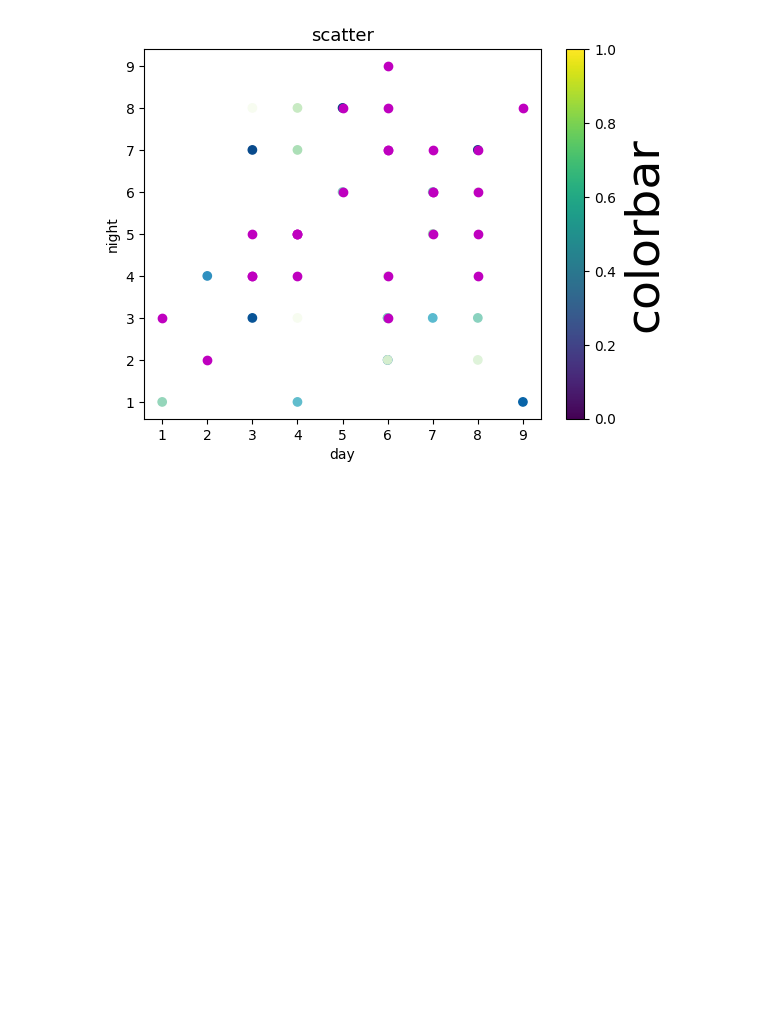
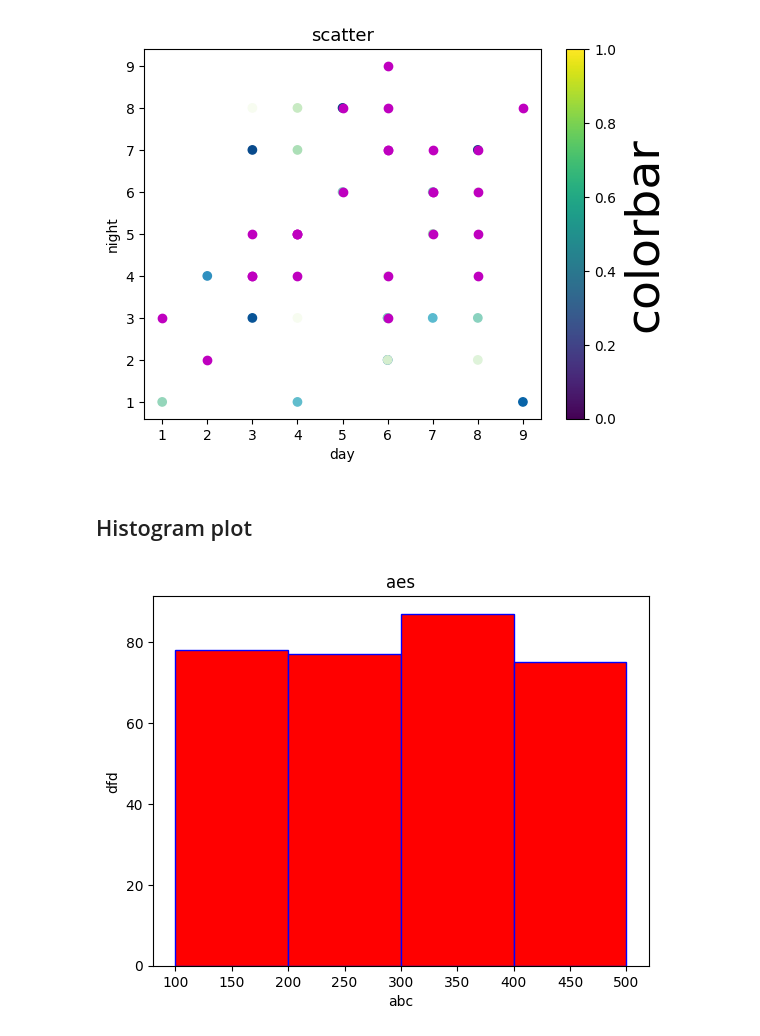
Before and after one commit to dil150898/Hotel_booking_anylisys, a Jupyter notebook: Hotel_Booking_Analysis_Capstone_Project.ipynb, the cells around one changed output. Drawn from its saved outputs; the diff is of its cells as text; code cells hidden in the pictures; blank space fills up the shorter version.

Commit message:
histogram

```diff
--- a/Hotel_Booking_Analysis_Capstone_Project.ipynb
+++ b/Hotel_Booking_Analysis_Capstone_Project.ipynb
@@ -477,3 +477,5 @@ plt.ylabel('night')
 plt.show()
 # %% [output]
 [figure]
+# %% [markdown]
+## Histogram plot
@@ -479,0 +485,32 @@ plt.show()
+# %%
+x =[ 61, 116, 144, 470, 399, 153, 158, 139, 485, 285, 275, 413, 329,
+       154,  56, 489,  15, 488, 219, 244, 313,  88, 275, 467, 491, 371,
+       332,  40, 108,  49, 451,  91, 498, 248,  10, 303, 403, 340, 120,
+        51, 132, 197, 415, 264, 294, 437, 496, 395, 481,  88, 327, 316,
+        23, 301, 472, 208, 105, 395, 219, 172, 187, 295, 453, 282, 247,
+       239, 307, 452, 237, 412, 107,  24,  42, 160, 250, 300, 386, 116,
+       231, 182, 180, 357, 179, 348, 265, 321,  12, 480, 455, 334, 286,
+       470, 315, 343, 333,  60, 208, 118, 200, 388, 216, 220, 285, 398,
+       461, 264, 405, 432, 342, 474,  39,  40, 132, 262, 209, 209,  20,
+       286, 179, 294, 371, 293, 305, 198, 388, 196,  35, 111, 228,  17,
+       412, 268, 274, 276,  69, 248, 101, 219, 477,  20, 345, 288, 157,
+        65, 138,  80, 241, 141, 358,  54, 158, 337,  64, 385, 251, 380,
+       346,  99, 361, 166,  86, 466,  18, 192, 231, 415,  94, 250, 302,
+       308,  52,  95,  44,  79, 328, 279,  22, 110, 340, 316, 161, 326,
+       194, 196, 118,  96, 107, 410, 151, 283, 236, 414, 301, 341,  25,
+       217, 164,  12,  75,  90, 110, 397,  58, 289, 198, 304, 214, 109,
+       237,  35, 494,  93, 440,  24, 125,  21, 250, 252, 490, 317, 151,
+       337, 435, 128, 405, 131, 473, 266, 358, 200,  94, 320,  11, 479,
+       233, 259, 341, 245, 454, 381, 121, 138,  54, 439, 453,  46, 308,
+       100, 235,  92, 462, 446, 401, 386, 442,  51, 237, 427, 161, 303,
+       306,  38, 451,  32, 291, 122, 299, 463, 382,  19,  96, 425, 464,
+       352, 128, 306, 301,  28,  83, 227, 360,  91, 292, 360,  78, 464,
+        66,  35, 112, 436, 149, 335, 452, 294, 408, 331, 143, 493, 265,
+       196,  44, 298, 325, 211,  74, 252, 376, 481, 405, 463,  39, 343,
+       474, 442, 329, 179,  76,  22, 414, 134, 103, 379,  55, 498, 166,
+       229, 124, 390,  56, 481, 111, 143, 385, 308, 127,  65, 442, 385,
+       499, 160, 376,  72, 136, 110, 316,  65,  25, 443, 234, 457, 297,
+        63, 324, 178, 368, 132, 362, 165, 482, 277,  90, 332, 113, 283,
+       176, 490,  63, 180, 318, 295, 429, 378,  76, 273, 262, 300,  22,
+        20, 380,  20,  32, 493, 188,  43, 461, 134, 385, 232, 344, 197,
+       488,  46,  56, 309, 327, 282, 399, 177, 451, 486]
@@ -479,0 +549,10 @@ plt.show()
+# %%
+plt.hist(x , color = 'r' , edgecolor = 'b' , bins = z)
+z = [100,200,300,400,500]
+
+plt.xlabel('abc')
+plt.ylabel('dfd')
+plt.title('aes')
+plt.show()
+# %% [output]
+[figure, added]
```
Also changed, not shown: parts of 10 cells of this notebook.
